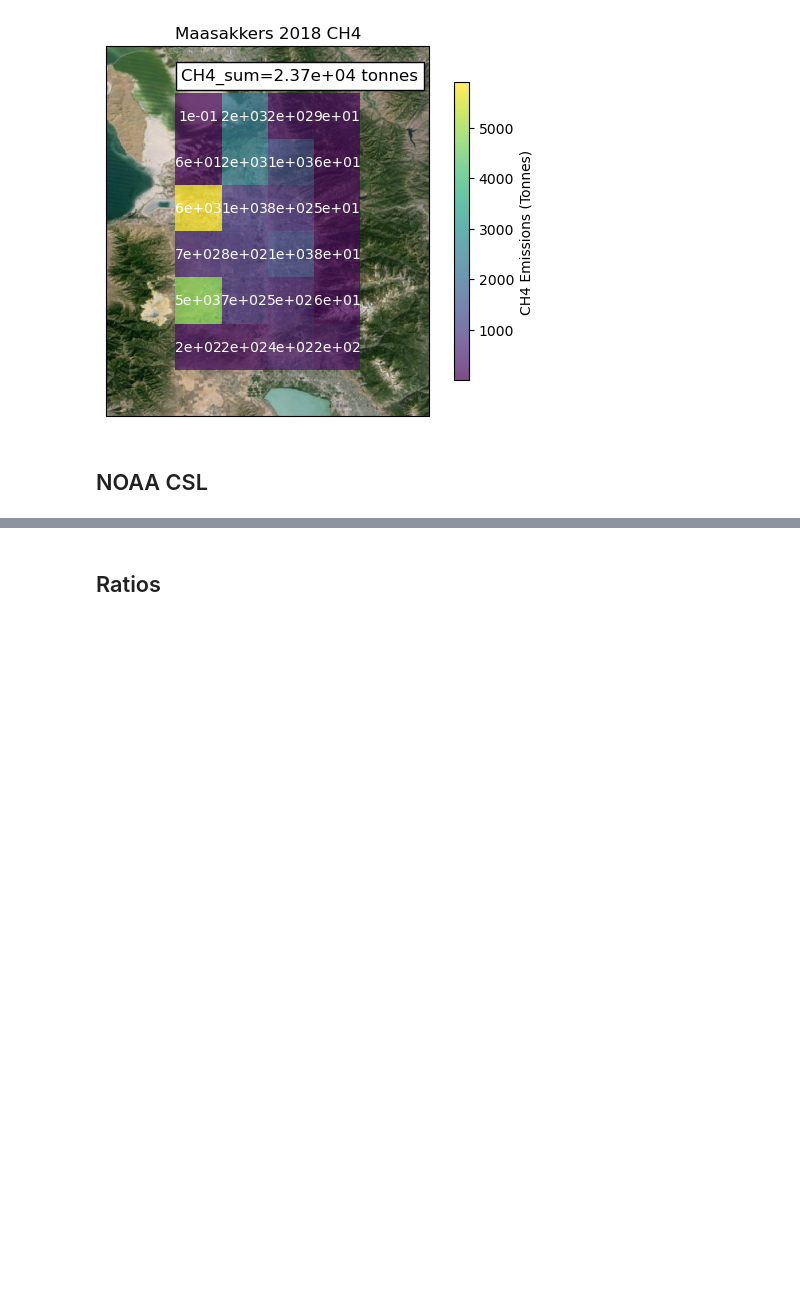
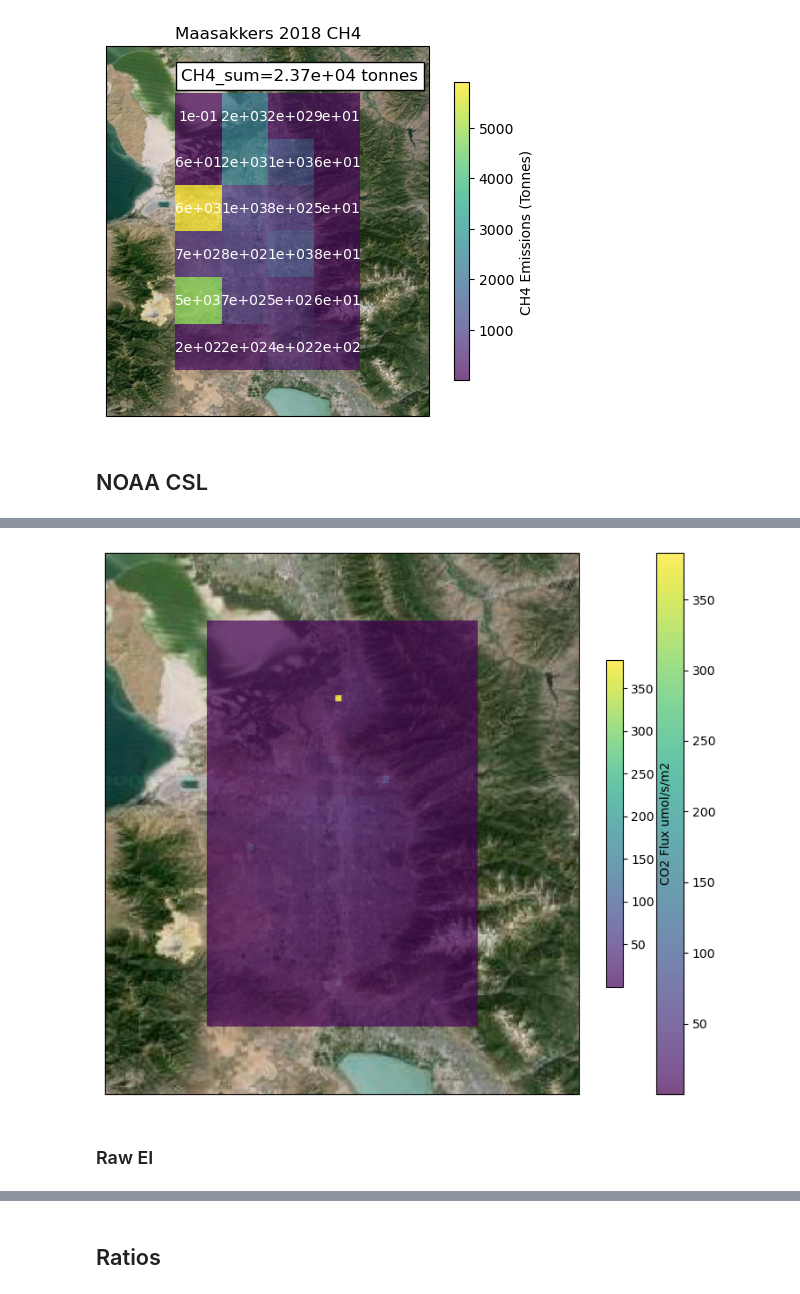
Before and after one commit to agmeyer4/Atmos_Column, a Jupyter notebook: atmos_column/ipynbs/inventories.ipynb, the cells around one changed output, grey strips where cells are left out. Saved outputs shown, nothing was run; the diff lists cells and outputs as text; code cells hidden in the pictures; blank space fills up the shorter version.

```diff
--- a/atmos_column/ipynbs/inventories.ipynb
+++ b/atmos_column/ipynbs/inventories.ipynb
@@ -294,10 +300,10 @@ csl_xr = xr.open_dataset(full_fname)
 csl_xr = trim_ds(csl_xr,dataset_extent)
 csl_xr = csl_xr * 60 * 60
 csl_xr = csl_xr.sum(dim='hour_UTC')
-#csl_xr = csl_xr *86400
-# summed_csl = xr.full_like(csl_xr['CO2_EGU_point'],0)
-# for data_var in list(csl_xr.data_vars):
-#     summed_csl = summed_csl + csl_xr[data_var]
+csl_xr = csl_xr *86400
+summed_csl = xr.full_like(csl_xr['CO2_EGU_point'],0)
+for data_var in list(csl_xr.data_vars):
+    summed_csl = summed_csl + csl_xr[data_var]
 
 # summed_csl.mean() #* 86400 / 1E6 * 365 * 16 /1E6 * 2259838224 #/ 1E6 * 365 * 16 /1E6 * 2259838224
 # %%
@@ -330,14 +332,23 @@ summed_csl_da.mean()
 # %%
 #Plot it
+
+map_extent={'lon_low':-112.25,
+            'lon_high':-111.55,
+            'lat_low':40.3,
+            'lat_high':41.1}
 labsize = 12
 proj = ccrs.PlateCarree()
 fig = plt.figure(figsize=(10,8))
 ax = plt.axes(projection = proj)
 ax.set_extent([map_extent['lon_low'],map_extent['lon_high'],map_extent['lat_low'],map_extent['lat_high']],crs=proj)
 request = cimgt.GoogleTiles(style='satellite')
 scale = 9.0 # prob have to adjust this
 ax.add_image(request,int(scale))
 
-map = summed_csl_da.plot.pcolormesh('lon','lat',ax = ax,alpha=0.7,cmap='viridis',add_colorbar=False,vmax = 2000000)
+map = summed_csl_da.plot.pcolormesh('lon','lat',ax = ax,alpha=0.7,cmap='viridis')#,add_colorbar=False,vmax = 2000000)
 plt.colorbar(map,fraction=0.03,label ='CO2 Flux umol/s/m2')
 plt.show()
+# %% [output]
+[figure, added]
+# %% [markdown]
+### Raw EI
```
Also changed, not shown: parts of 14 cells of this notebook.
